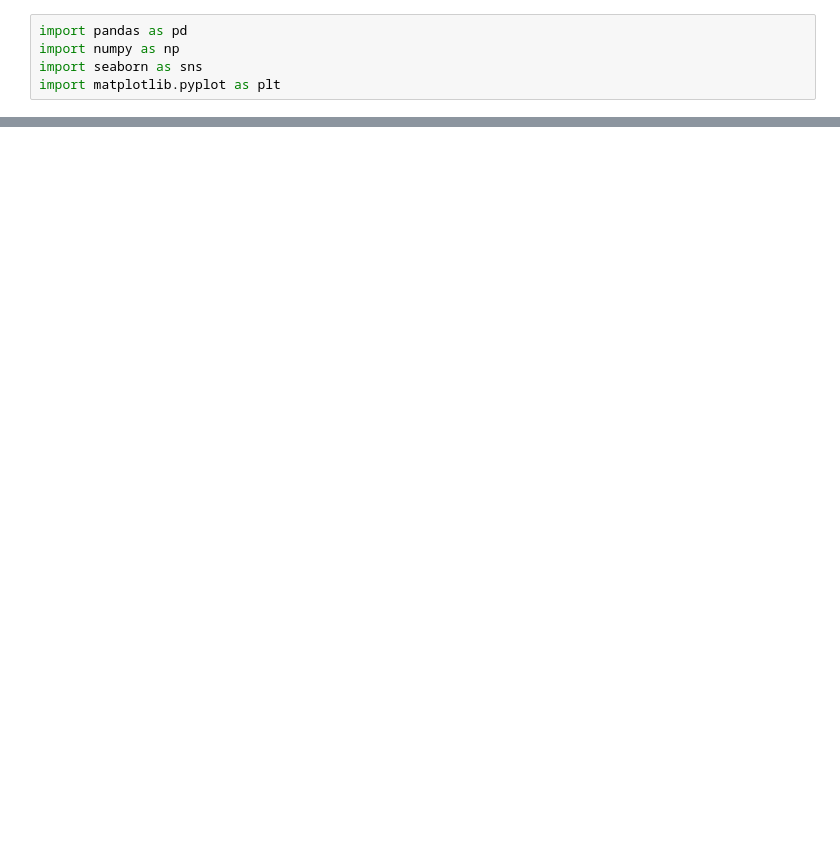
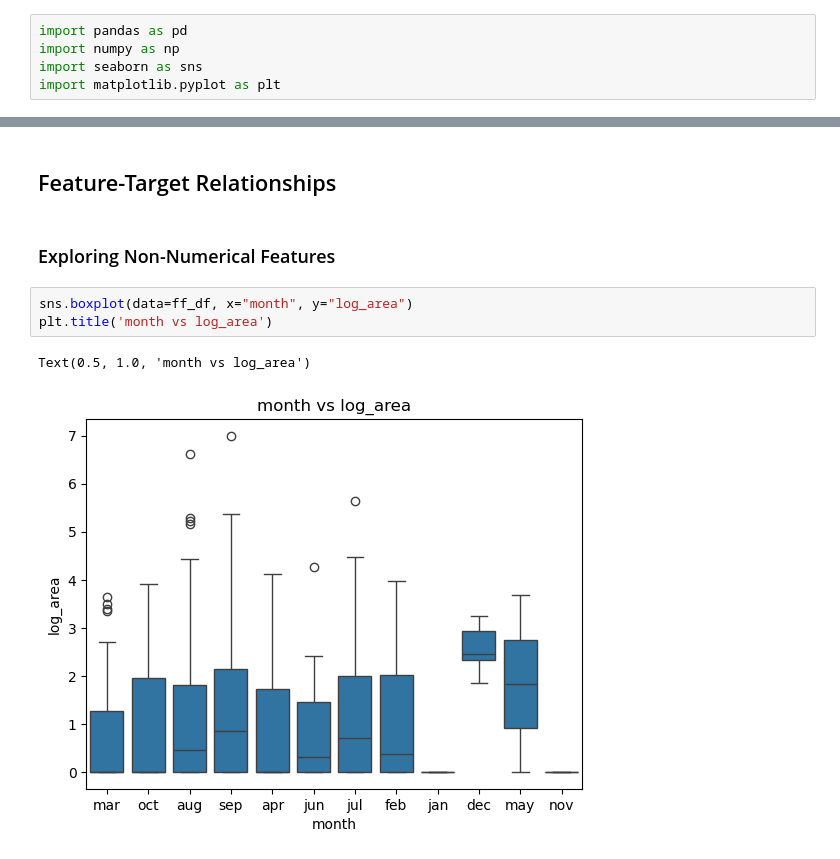
Before and after one commit to ach0309/linear_regression_project, a Jupyter notebook: code/explore.ipynb, the cells around one changed output, grey strips where cells are left out. Saved outputs shown, nothing was run; the diff lists cells and outputs as text; blank space fills up the shorter version.

```diff
--- a/code/explore.ipynb
+++ b/code/explore.ipynb
@@ -228,0 +193,10 @@ forest_fire_df[(forest_fire_df['X'] == 6) & (forest_fire_df['Y'] == 5)] # def an
+# %% [markdown]
+## Feature-Target Relationships
+# %% [markdown]
+### Exploring Non-Numerical Features
+# %%
+sns.boxplot(data=ff_df, x="month", y="log_area")
+plt.title('month vs log_area')
+# %% [output]
+Text(0.5, 1.0, 'month vs log_area')
+[figure, added]
```
Also changed, not shown: parts of 61 cells of this notebook, 7 other files.
